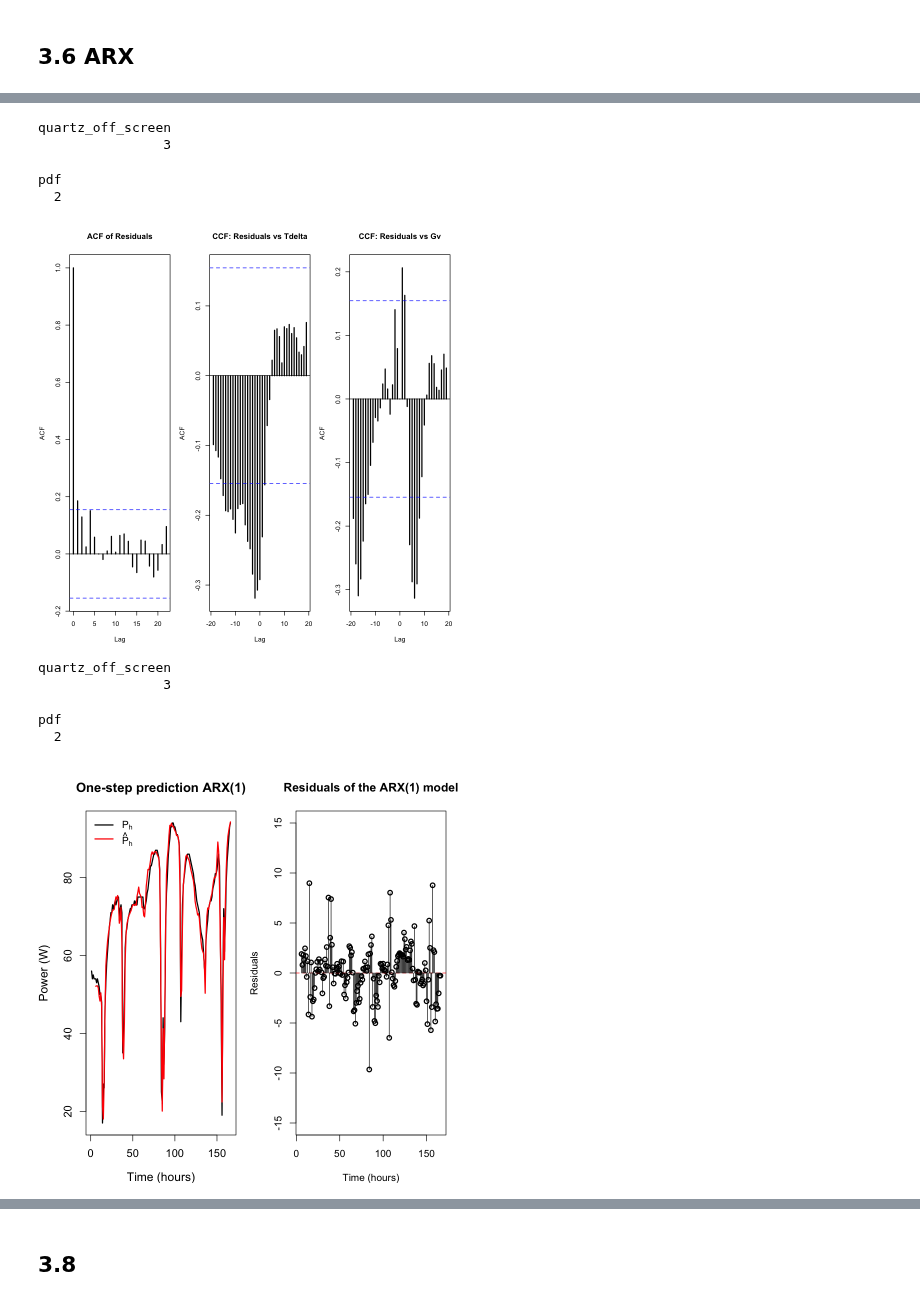
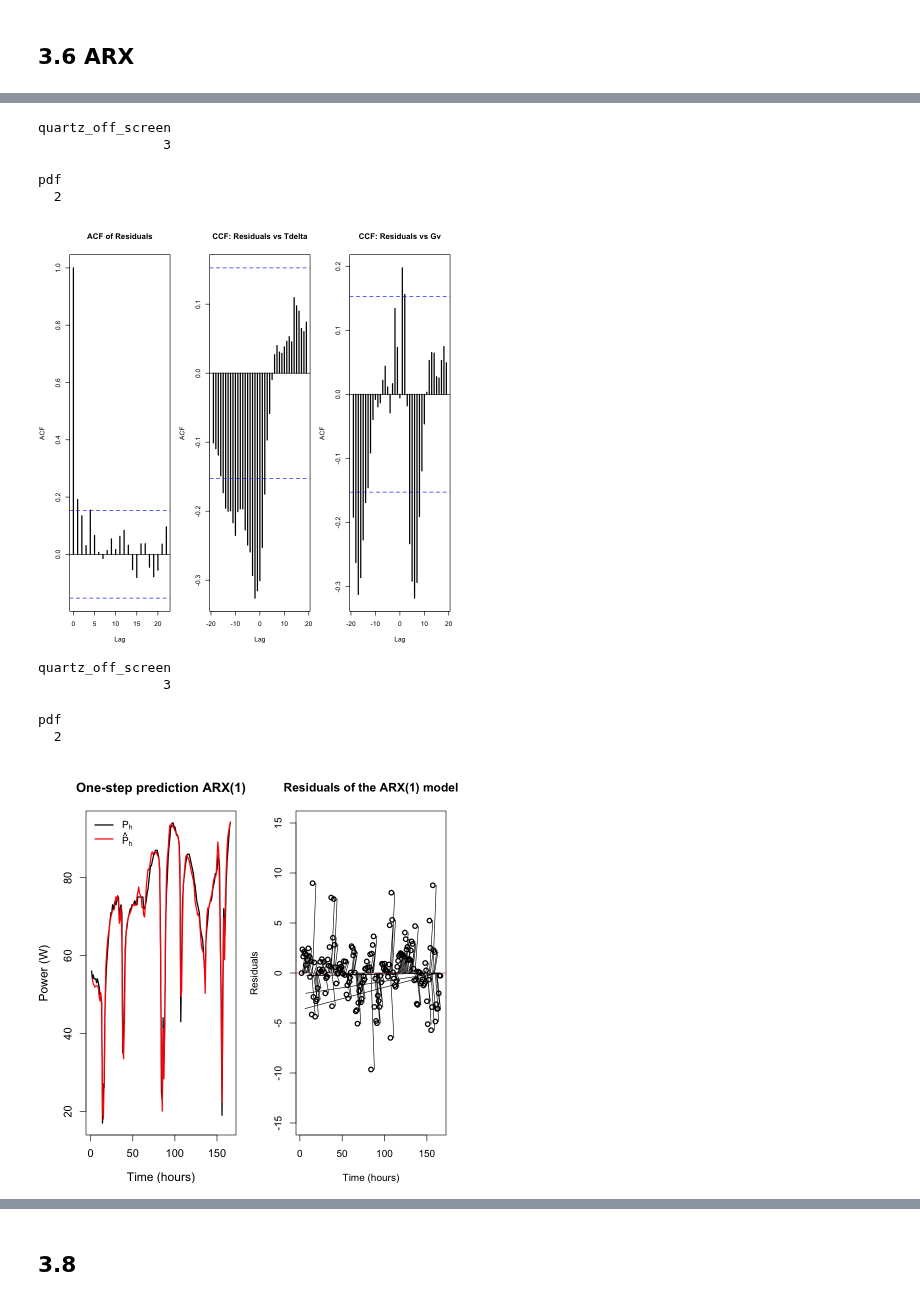
Before and after one commit to mathilderask/TimeSeriesAnalysis, a Jupyter notebook: Assig3/opg_3_nik.ipynb, the cells around one changed output, grey strips where cells are left out. Drawn from its saved outputs; the diff is of its cells as text; code cells hidden in the pictures.

```diff
--- a/Assig3/opg_3_nik.ipynb
+++ b/Assig3/opg_3_nik.ipynb
@@ -77,6 +69,6 @@ length(residuals)
 # %%
 X <- as.data.frame(Dtrain)
-residuals <- na.omit(Dtrain$Ph - arx_onestep(5, L[[1]], X))
+residuals <- na.omit(Dtrain$Ph - arx_onestep(1, L[[1]], X))
 # Set up 1x3 subplot layout
 par(mfrow = c(1, 3), mar = c(4, 4, 4, 1), bg = 'white')
 
@@ -84,11 +76,11 @@ par(mfrow = c(1, 3), mar = c(4, 4, 4, 1), bg = 'white')
 acf(residuals, main = "ACF of Residuals",  lwd = 2)
 
 # Plot 2: CCF with Tdelta
-ccf(residuals, Dtrain$Tdelta[6:length(Dtrain$Tdelta)], main = "CCF: Residuals vs Tdelta", lwd = 2)
+ccf(residuals, Dtrain$Tdelta[2:length(Dtrain$Tdelta)], main = "CCF: Residuals vs Tdelta", lwd = 2)
 
 
 # Plot 3: CCF with Gv
-ccf(residuals, Dtrain$Gv[6:length(Dtrain$Gv)], main = "CCF: Residuals vs Gv", lwd = 2)
+ccf(residuals, Dtrain$Gv[2:length(Dtrain$Gv)], main = "CCF: Residuals vs Gv", lwd = 2)
 
 
 # Save the plot as PNG
@@ -99,27 +91,27 @@ quartz_off_screen
                 3
 pdf
   2
-[figure, old version]
+[figure, new version]
 # %%
 par(mfrow=c(1,2), mar=c(4,4,4,1), bg = 'white')
 plot(Dtrain$Ph, type = "l", lwd = 2, col = "black",
      xlab = "Time (hours)", ylab = "Power (W)",
      main = "One-step prediction ARX(1)",
      cex.lab = 1.2, cex.axis = 1.1, cex.main = 1.3)
 
-lines(arx_onestep(5, L[[1]], X), col = "red", lwd = 2)
+lines(arx_onestep(1, L[[1]], X), col = "red", lwd = 2)
 
 legend("topleft", legend = c(expression(P[h]), expression(hat(P)[h])),
        col = c("black", "red"), lty = 1, lwd = 2, bty = "n")
-plot(Dtrain$thour[6:length(Dtrain$thour)], residuals, type = "p", col = "black", lwd = 2, xlab = "Time (hours)",
+plot(Dtrain$thour[2:length(Dtrain$thour)], residuals, type = "p", col = "black", lwd = 2, xlab = "Time (hours)",
     ylab = "Residuals", main = "Residuals of the ARX(1) model",ylim=c(-15,15))
 abline(h = 0, col = "red", lty = 2)
-segments(Dtrain$thour[6:length(Dtrain$thour)], 0, Dtrain$thour[6:length(Dtrain$thour)], residuals, col = "black", lty = 1)
+segments(Dtrain$thour[2:length(Dtrain$thour)], 0, Dtrain$thour[6:length(Dtrain$thour)], residuals, col = "black", lty = 1)
 dev.copy(png, file = "3_6_predict.png", width = 1200, height = 600, res = 100)
 dev.off()
 # %% [output]
 quartz_off_screen
                 3
 pdf
   2
-[figure, old version]
+[figure, new version]
```
Also changed, not shown: parts of 13 cells of this notebook, 5 other files.
